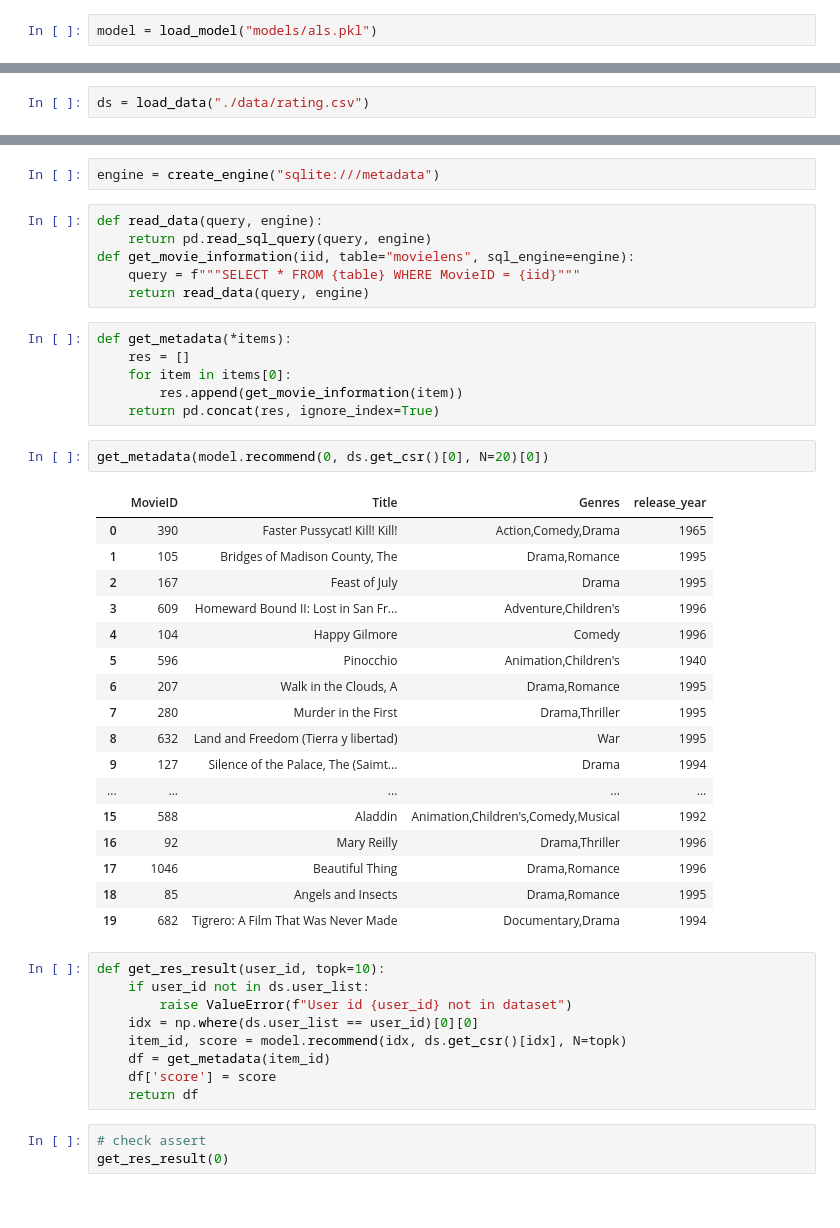
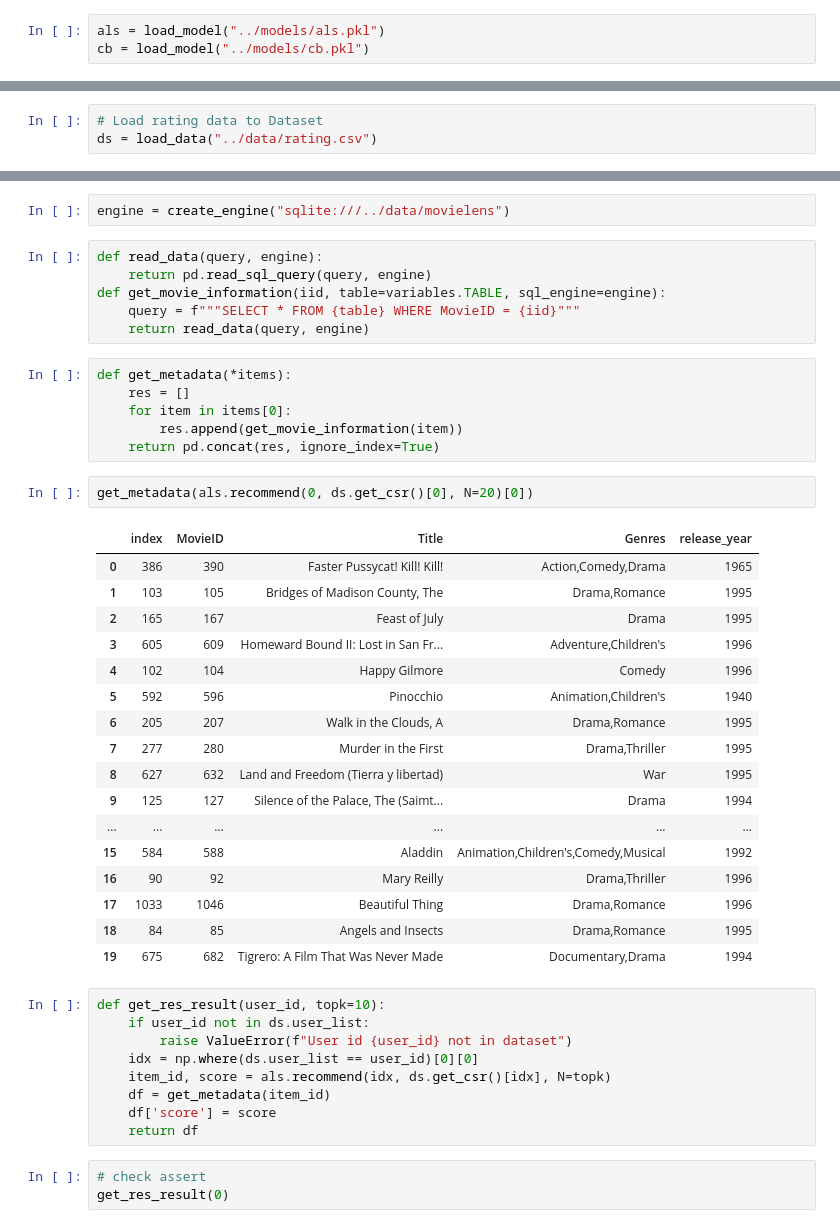
Before and after one commit to winterlovet44/capstone-recommend, a Jupyter notebook: notebooks/app_test.ipynb, the cells around one changed output, grey strips where cells are left out. Drawn from its saved outputs; the diff is of its cells as text.

```diff
--- a/notebooks/app_test.ipynb
+++ b/notebooks/app_test.ipynb
@@ -11,10 +19,12 @@ from models.dataset import Dataset
 # %%
-model = load_model("models/als.pkl")
+als = load_model("../models/als.pkl")
+cb = load_model("../models/cb.pkl")
 # %%
 def load_data(path):
     df = pd.read_csv(path, index_col=0)
     return Dataset(df, user="UserID", item="MovieID", rating="Rating")
 # %%
-ds = load_data("./data/rating.csv")
+# Load rating data to Dataset
+ds = load_data("../data/rating.csv")
 # %%
 %%time
@@ -37,11 +47,11 @@ def get_user_history(user_id):
 # %%
 from sqlalchemy import create_engine
 # %%
-engine = create_engine("sqlite:///metadata")
+engine = create_engine("sqlite:///../data/movielens")
 # %%
 def read_data(query, engine):
     return pd.read_sql_query(query, engine)
-def get_movie_information(iid, table="movielens", sql_engine=engine):
+def get_movie_information(iid, table=variables.TABLE, sql_engine=engine):
     query = f"""SELECT * FROM {table} WHERE MovieID = {iid}"""
     return read_data(query, engine)
 # %%
@@ -51,31 +61,31 @@ def get_metadata(*items):
         res.append(get_movie_information(item))
     return pd.concat(res, ignore_index=True)
 # %%
-get_metadata(model.recommend(0, ds.get_csr()[0], N=20)[0])
+get_metadata(als.recommend(0, ds.get_csr()[0], N=20)[0])
 # %% [output]
-|  | MovieID | Title | Genres | release_year |
-| 0 | 390 | Faster Pussycat! Kill! Kill! | Action,Comedy,Drama | 1965 |
-| 1 | 105 | Bridges of Madison County, The | Drama,Romance | 1995 |
-| 2 | 167 | Feast of July | Drama | 1995 |
-| 3 | 609 | Homeward Bound II: Lost in San Fr... | Adventure,Children's | 1996 |
-| 4 | 104 | Happy Gilmore | Comedy | 1996 |
-| 5 | 596 | Pinocchio | Animation,Children's | 1940 |
-| 6 | 207 | Walk in the Clouds, A | Drama,Romance | 1995 |
-| 7 | 280 | Murder in the First | Drama,Thriller | 1995 |
-| 8 | 632 | Land and Freedom (Tierra y libertad) | War | 1995 |
-| 9 | 127 | Silence of the Palace, The (Saimt... | Drama | 1994 |
-| ... | ... | ... | ... | ... |
-| 15 | 588 | Aladdin | Animation,Children's,Comedy,Musical | 1992 |
-| 16 | 92 | Mary Reilly | Drama,Thriller | 1996 |
-| 17 | 1046 | Beautiful Thing | Drama,Romance | 1996 |
-| 18 | 85 | Angels and Insects | Drama,Romance | 1995 |
-| 19 | 682 | Tigrero: A Film That Was Never Made | Documentary,Drama | 1994 |
+|  | index | MovieID | Title | Genres | release_year |
+| 0 | 386 | 390 | Faster Pussycat! Kill! Kill! | Action,Comedy,Drama | 1965 |
+| 1 | 103 | 105 | Bridges of Madison County, The | Drama,Romance | 1995 |
+| 2 | 165 | 167 | Feast of July | Drama | 1995 |
+| 3 | 605 | 609 | Homeward Bound II: Lost in San Fr... | Adventure,Children's | 1996 |
+| 4 | 102 | 104 | Happy Gilmore | Comedy | 1996 |
+| 5 | 592 | 596 | Pinocchio | Animation,Children's | 1940 |
+| 6 | 205 | 207 | Walk in the Clouds, A | Drama,Romance | 1995 |
+| 7 | 277 | 280 | Murder in the First | Drama,Thriller | 1995 |
+| 8 | 627 | 632 | Land and Freedom (Tierra y libertad) | War | 1995 |
+| 9 | 125 | 127 | Silence of the Palace, The (Saimt... | Drama | 1994 |
+| ... | ... | ... | ... | ... | ... |
+| 15 | 584 | 588 | Aladdin | Animation,Children's,Comedy,Musical | 1992 |
+| 16 | 90 | 92 | Mary Reilly | Drama,Thriller | 1996 |
+| 17 | 1033 | 1046 | Beautiful Thing | Drama,Romance | 1996 |
+| 18 | 84 | 85 | Angels and Insects | Drama,Romance | 1995 |
+| 19 | 675 | 682 | Tigrero: A Film That Was Never Made | Documentary,Drama | 1994 |
 # %%
 def get_res_result(user_id, topk=10):
     if user_id not in ds.user_list:
         raise ValueError(f"User id {user_id} not in dataset")
     idx = np.where(ds.user_list == user_id)[0][0]
-    item_id, score = model.recommend(idx, ds.get_csr()[idx], N=topk)
+    item_id, score = als.recommend(idx, ds.get_csr()[idx], N=topk)
     df = get_metadata(item_id)
     df['score'] = score
     return df
```
Also changed, not shown: parts of 9 cells of this notebook, 1 other file.
